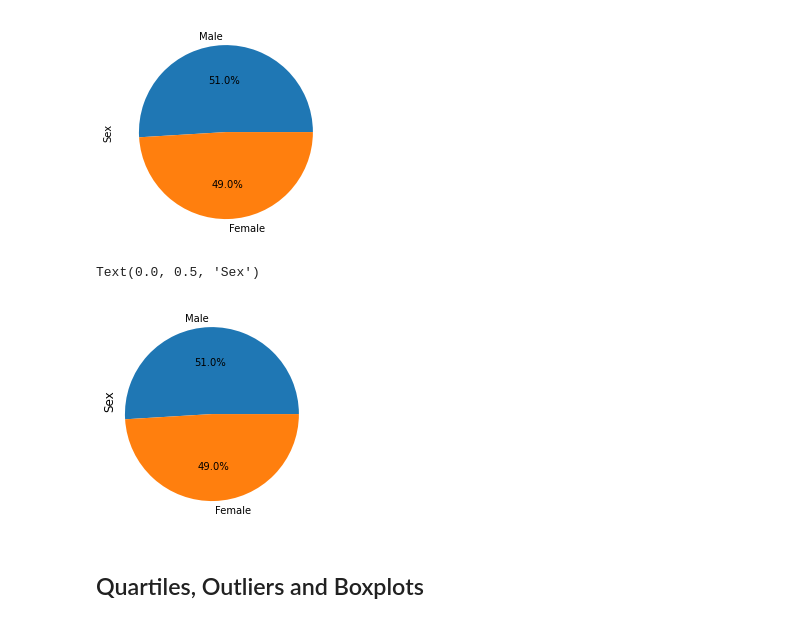
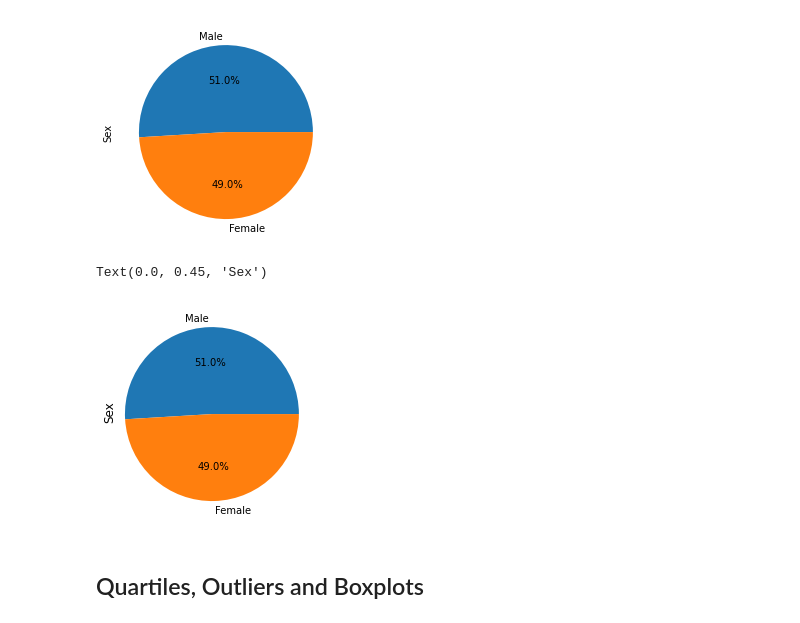
Before and after one commit to GregJP/matplotlib-challenge, a Jupyter notebook: Pymaceuticals/pymaceuticals_starter.ipynb, the cells around one changed output. Saved outputs shown, nothing was run; the diff lists cells and outputs as text; code cells hidden in the pictures.

```diff
--- a/Pymaceuticals/pymaceuticals_starter.ipynb
+++ b/Pymaceuticals/pymaceuticals_starter.ipynb
@@ -151,13 +151,13 @@ gc
 # %%
 # Generate a pie plot showing the distribution of female versus male mice using pyplot
 gcdf = pd.DataFrame(gendercount)
 genders = gcdf.index.tolist()
 gcount = gcdf["Sex"].tolist()
 plt.pie(gcount,labels=genders,autopct="%1.1f%%")
-plt.title("Sex",loc="left",rotation="90",y=0.5)
+plt.title("Sex",loc="left",rotation="90",y=0.45)
 # %% [output]
-Text(0.0, 0.5, 'Sex')
+Text(0.0, 0.45, 'Sex')
-[figure, old version]
+[figure, new version]
 # %% [markdown]
 ## Quartiles, Outliers and Boxplots
 # %%
```
Also changed, not shown: parts of 1 cell of this notebook.
